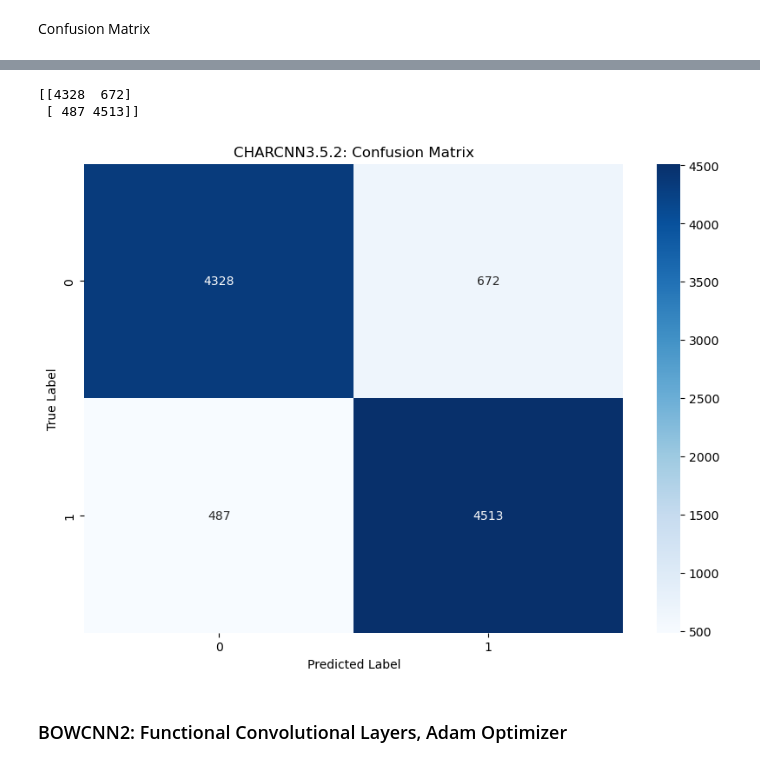
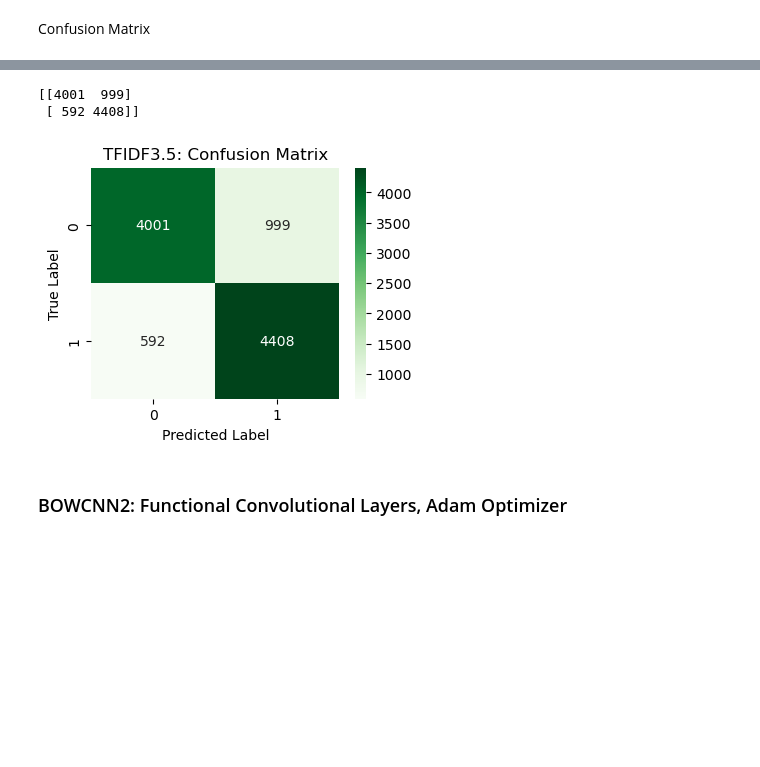
Before and after one commit to vebyorn/NHH, a Jupyter notebook: Deep Learning/BOWCNN.ipynb, the cells around one changed output, grey strips where cells are left out. Cells and saved outputs as stored; diff of their text form; code cells hidden in the pictures; blank space fills up the shorter version.

Commit message:
Finished exam in Deep Learning after running a gazillion tests

```diff
--- a/Deep Learning/BOWCNN.ipynb
+++ b/Deep Learning/BOWCNN.ipynb
@@ -114,7 +124,7 @@ Once this section is complete, there is no need to rerun it, unless changes to t
 #### Creating Test Sets
 # %%
 # selecting X and Y (change dataframe as you did above)
-X = selectDict('CHAR') # List: BOW, CHAR, tfIDF, LDABOC
+X = selectDict('tfIDF') # List: BOW, CHAR, tfIDF
 Y = bal['Scam'].values
 # %%
 # creating randomly selected balanced training and validation sets
@@ -168,17 +423,12 @@ class BatchAccuracyCallback(Callback):
 inputLayer = layers.Input(shape=(X_train_reshaped.shape[1], 1))
 
 #Convolutional layer
-conv1 = layers.Conv1D(128, 3, activation=gelu, padding='same')(inputLayer)
-conv2 = layers.Conv1D(128, 7, activation=gelu, padding='same')(inputLayer)
+conv1 = layers.Conv1D(128, 5, activation=gelu, padding='same')(inputLayer)
 max_pool1 = layers.MaxPooling1D()(conv1)
-max_pool2 = layers.MaxPooling1D()(conv2)
-
-#MaxPooling layer
-concat = layers.Concatenate()([max_pool1, max_pool2])
-drop1 = layers.Dropout(0.01)(concat)
+drop1 = layers.Dropout(0.01)(max_pool1)
 
 #Dense Layer
-flatten = layers.Flatten()(concat)
+flatten = layers.Flatten()(drop1)
 dense = layers.Dense(128, activation=gelu)(flatten)
 drop2 = layers.Dropout(0.01)(dense)
 bnorm1 = layers.BatchNormalization()(drop2)
@@ -194,7 +444,7 @@ output = layers.Dense(1, activation="sigmoid")(drop3)
 model = Model(inputs=inputLayer, outputs=output)
 # %%
 # Optimiser
-optimizer = optimizer = tfa.optimizers.RectifiedAdam(learning_rate=0.001, weight_decay=0.01)
+optimizer = tf.optimizers.Adam()
 
 
 # Callbacks
@@ -213,5 +482,5 @@ model.compile(loss='binary_crossentropy', optimizer=optimizer, metrics=['accurac
 History
 # %%
 # Train the model
-history = model.fit(X_train_reshaped, Y_train, epochs=100, validation_data=(X_val_reshaped, Y_val), batch_size=40, callbacks=callbacks_list)
+history = model.fit(X_train_reshaped, Y_train, epochs=5, validation_data=(X_val_reshaped, Y_val), batch_size=40, callbacks=callbacks_list)
 # %% [output]
@@ -285,19 +540,19 @@ y_pred_classes = np.round(y_pred).astype(int)  # For binary classification
 # %%
 # Compute the confusion matrix
 cm = confusion_matrix(Y_val, y_pred_classes)
 print(cm)
 
 # Visualize the confusion matrix as a heatmap
-plt.figure(figsize=(10, 7))
-sns.heatmap(cm, annot=True, fmt='d', cmap='Blues')
+plt.figure(figsize=(4, 3))
+sns.heatmap(cm, annot=True, fmt='d', cmap='Greens')
 plt.xlabel('Predicted Label')
 plt.ylabel('True Label')
-plt.title('CHARCNN3.5.2: Confusion Matrix')
+plt.title('TFIDF3.5: Confusion Matrix')
 plt.show()
 # %% [output]
-[[4328  672]
- [ 487 4513]]
+[[4001  999]
+ [ 592 4408]]
-[figure, old version]
+[figure, new version]
 # %% [markdown]
 ### BOWCNN2: Functional Convolutional Layers, Adam Optimizer
 # %% [markdown]
```
Also changed, not shown: parts of 30 cells of this notebook, 1 other file.
